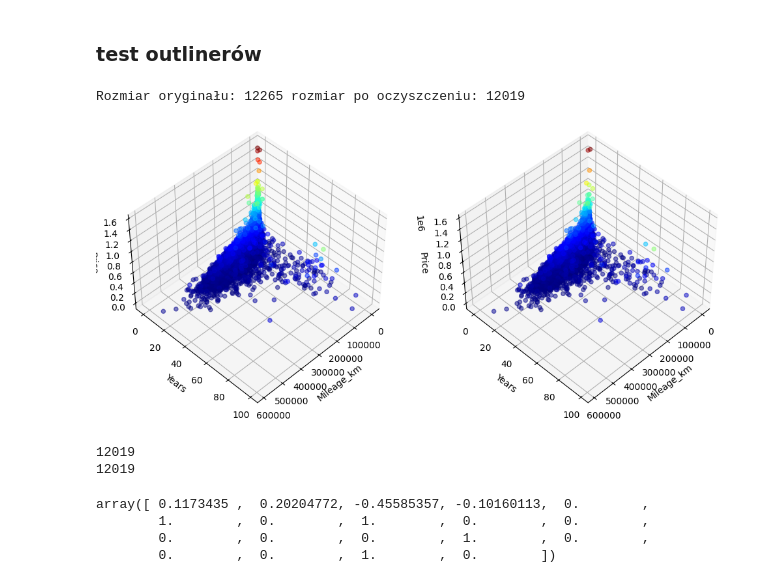
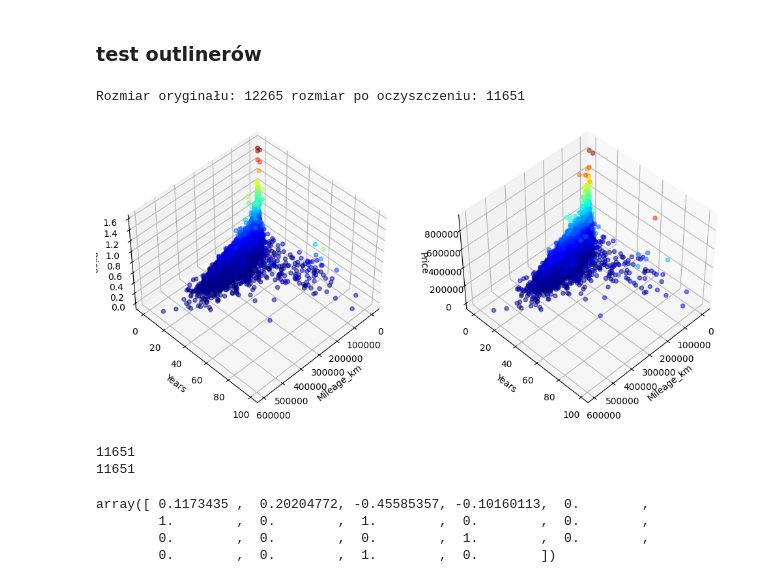
Before and after one commit to karrola/komis, a Jupyter notebook: modeling.ipynb, the cells around one changed output. Saved outputs shown, nothing was run; the diff lists cells and outputs as text; code cells hidden in the pictures.

```diff
--- a/modeling.ipynb
+++ b/modeling.ipynb
@@ -338,7 +338,7 @@ test_set_df['Years'] = 2022 - test_set_df['Production_year']
 num_pipeline = Pipeline([
     ('exclusive-cars', ExclusiveCars(num_attributes.index('Vehicle_brand'), ex_cars)),
     ('imputer', SimpleImputer(strategy='median')),
-    #('scaler', StandardScaler()),
+    ('scaler', StandardScaler()),
 ])
 
 cat_pipeline = Pipeline([
@@ -372,7 +372,7 @@ from sklearn.ensemble import IsolationForest
 iso = IsolationForest(
     n_estimators=100,
     max_samples='auto',
-    contamination=0.02,
+    contamination=0.05,
     random_state=42
 )
 
@@ -392,43 +392,43 @@ ax1, ax2 = axes
 tmp_df = train_set_df[['Price', 'Production_year', 'Mileage_km', 'Condition', 'Power_HP', 'CO2_emissions', 'Currency']].copy()
 tmp_df['Years'] = 2021 - tmp_df['Production_year']
 
 tmp_df['is_outlier'] = is_outliner == -1
 tmp_df_clean = tmp_df[~tmp_df['is_outlier']].drop(columns='is_outlier').reset_index(drop=True)
 print("Rozmiar oryginału:", len(tmp_df), "rozmiar po oczyszczeniu:", len(tmp_df_clean))
 
 lin = np.linspace(start=0, stop=tmp_df['Mileage_km'].max(), num=200)
 indexes = (lin[:-1] + lin[1:]) / 2
 tmp_df['mileage_group'] = pd.cut(tmp_df['Mileage_km'], bins=lin)
 ax1.scatter(tmp_df['Mileage_km'], tmp_df['Years'], tmp_df['Price'], alpha=0.5,
              c=tmp_df['Price'], cmap='jet') #viridis, jet
 ax1.view_init(azim=45, elev=45)
 ax1.set_xlabel(xlabel='Mileage_km')
 ax1.set_ylabel(ylabel='Years')
 ax1.set_zlabel(zlabel='Price')
 
 #----------------------------
 
 lin = np.linspace(start=0, stop=tmp_df_clean['Mileage_km'].max(), num=200)
 indexes = (lin[:-1] + lin[1:]) / 2
 tmp_df_clean['mileage_group'] = pd.cut(tmp_df_clean['Mileage_km'], bins=lin)
 ax2.scatter(tmp_df_clean['Mileage_km'], tmp_df_clean['Years'], tmp_df_clean['Price'], alpha=0.5,
              c=tmp_df_clean['Price'], cmap='jet') #viridis, jet
 ax2.view_init(azim=45, elev=45)
 ax2.set_xlabel(xlabel='Mileage_km')
 ax2.set_ylabel(ylabel='Years')
 ax2.set_zlabel(zlabel='Price')
 plt.show()
 # %% [output]
-Rozmiar oryginału: 12265 rozmiar po oczyszczeniu: 12019
+Rozmiar oryginału: 12265 rozmiar po oczyszczeniu: 11651
-[figure, old version]
+[figure, new version]
 # %%
 train_set_clean = train_set[is_outliner == 1]
 labels_clean = labels[is_outliner == 1]
 print(len(train_set_clean))
 print(len(labels_clean))
 # %% [output]
-12019
-12019
+11651
+11651
 # %%
 train_set[0]
 # %% [output]
```
Also changed, not shown: parts of 32 cells of this notebook, 3 other files.
